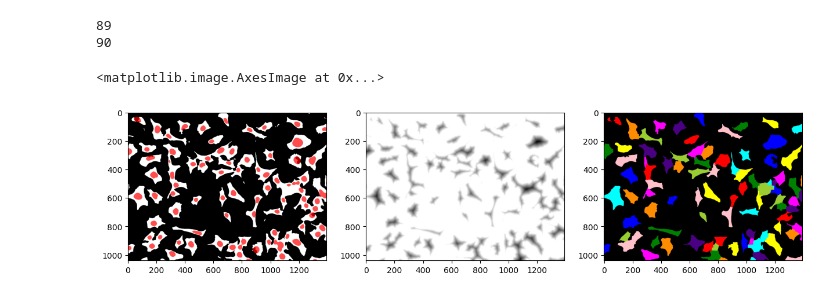
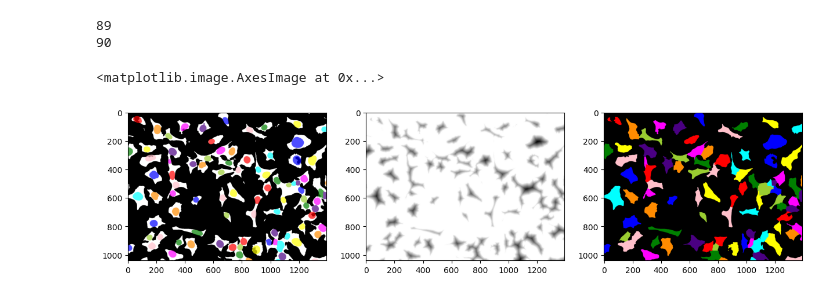
Before and after one commit to rishvanth-kp/img_analysis_with_py, a Jupyter notebook: in_progress/ch7_putting_it_all_together.ipynb, the cells around one changed output. Saved outputs shown, nothing was run; the diff lists cells and outputs as text; code cells hidden in the pictures.

```diff
--- a/in_progress/ch7_putting_it_all_together.ipynb
+++ b/in_progress/ch7_putting_it_all_together.ipynb
@@ -43,0 +170,8 @@ ax[2].imshow(overlay)
+# %%
+# Read in the image
+cyto = ski.io.imread(cyto_image_path)
+
+fig, ax =  plt.subplots(figsize = (4, 4))
+ax.imshow(cyto, cmap = 'gray')
+ax.set_title('Input image')
+ax.set_axis_off()
@@ -43,0 +183,8 @@ ax[2].imshow(overlay)
+# %%
+# Gamma correction to make the image brighter
+cyto_gamma = ski.exposure.adjust_gamma(cyto, cyto_gamma)
+
+fig, ax =  plt.subplots(figsize = (4, 4))
+ax.imshow(cyto_gamma, cmap = 'gray')
+ax.set_title('Gamma correction')
+ax.set_axis_off()
@@ -43,0 +195,8 @@ ax[2].imshow(overlay)
+# %%
+# Gaussian smooth the image
+cyto_smooth = ski.filters.gaussian(cyto_gamma, sigma = cyto_gaussian_sigma)
+
+fig, ax =  plt.subplots(figsize = (4, 4))
+ax.imshow(cyto_smooth, cmap = 'gray')
+ax.set_title('Smoothed image')
+ax.set_axis_off()
@@ -44,43 +241,28 @@ ax[2].imshow(overlay)
 # %%
-cyto = ski.io.imread("data/F01_202w1.TIF")
-cyto_gamma = ski.exposure.adjust_gamma(cyto, 0.1)
-cyto_smooth = ski.filters.gaussian(cyto_gamma, sigma = 3)
-
-
-cyto_binary = cyto_smooth > ski.filters.threshold_otsu(cyto_smooth)
-cyto_filled = ndi.binary_fill_holes(cyto_binary)
-
-open_se = ski.morphology.ellipse(5, 5)
-cyto_open = ski.morphology.opening(cyto_filled, open_se)
-
-cyto_dist = -ndi.distance_transform_edt(cyto_filled)
-
 overlay_cyto_seed = ski.color.label2rgb(
-    label_img, cyto_filled, alpha=0.7, bg_label=0, bg_color=None, colors=[(1, 0, 0)]
-)
+    label_img, cyto_filled, alpha = 0.7, bg_color = None)
 
 cyto_label_img = ski.segmentation.watershed(cyto_dist, mask = cyto_filled, markers = label_img, compactness = 0.01)
 
 
-# expanded = ski.segmentation.expand_labels(nuc_label_big, distance=100)
 
 cyto_overlay = ski.color.label2rgb(cyto_label_img)
 print(cyto_label_img.max())
 print(len(np.unique(cyto_label_img)))
 
 # Write the manipulated image to file.
-ski.io.imsave('data/out.tif', cyto_label_img, check_contrast = False)
+# ski.io.imsave('../data/out.tif', cyto_label_img, check_contrast = False)
 
 # Plot the images
 fig, ax =  plt.subplots(1, 3, figsize = (15, 5))
 ax[0].imshow(overlay_cyto_seed, cmap = 'gray')
 ax[1].imshow(cyto_dist, cmap = 'gray')
 ax[2].imshow(cyto_overlay)
 # %% [output]
 89
 90
 <matplotlib.image.AxesImage at 0x...>
-[figure, old version]
+[figure, new version]
 # %%
 # the properties
 cyto_features = ski.measure.regionprops(cyto_label_img, intensity_image = cyto, spacing = (0.31, 0.31))
```
Also changed, not shown: parts of 31 cells of this notebook.
